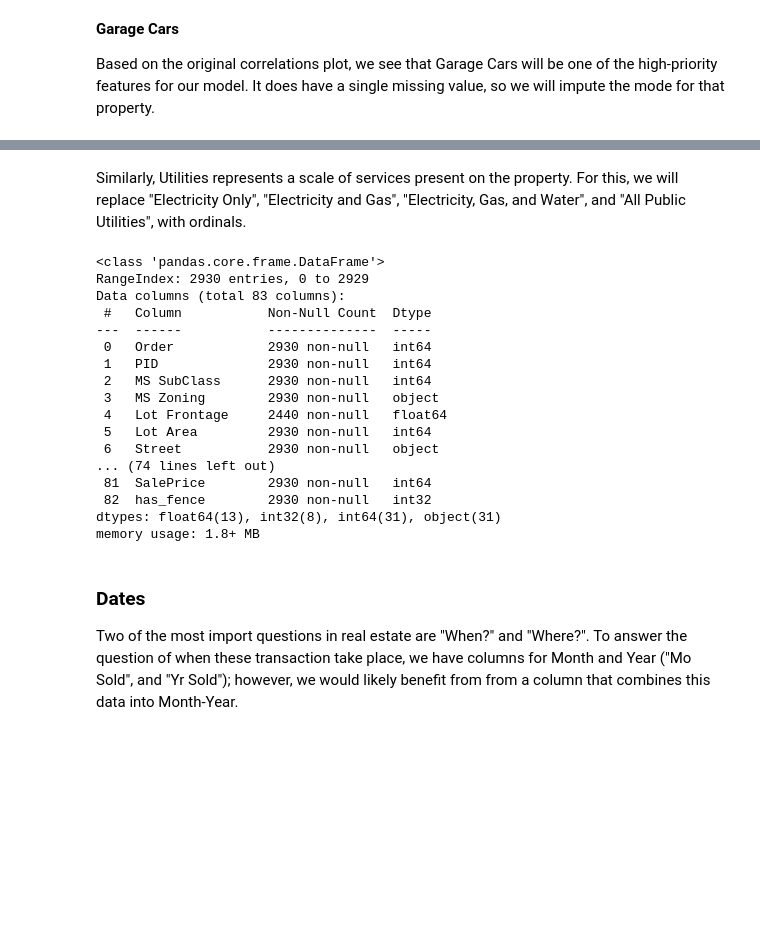
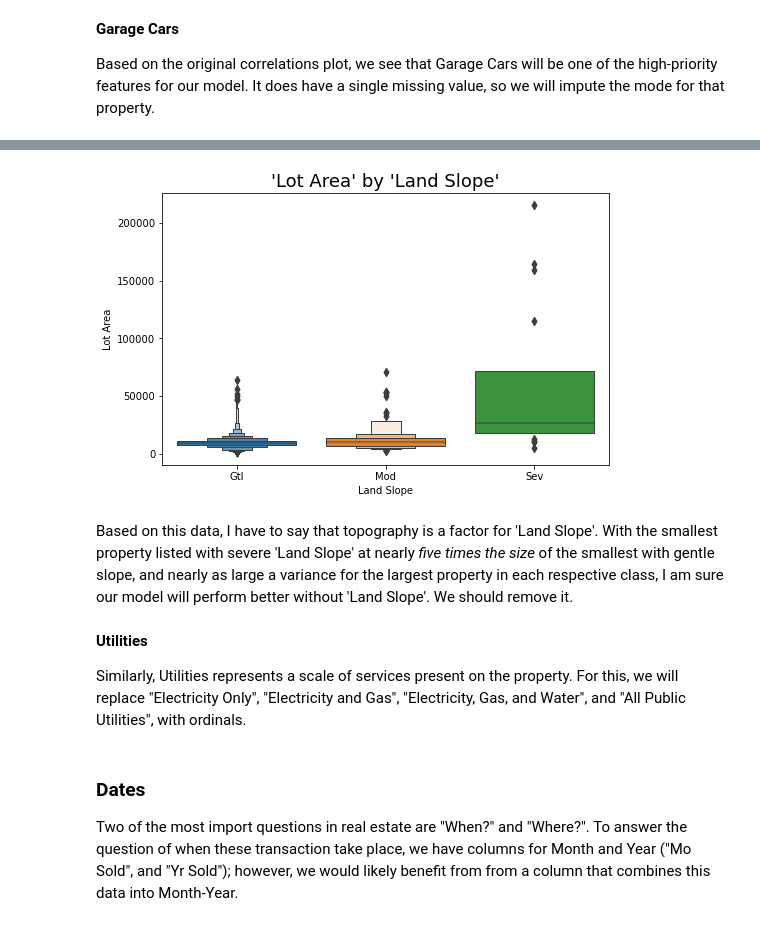
Before and after one commit to RekaCodes/real-estate-prediction, a Jupyter notebook: RE_price_predictions.ipynb, the cells around one changed output, grey strips where cells are left out. Cells and saved outputs as stored; diff of their text form; code cells hidden in the pictures; blank space fills up the shorter version.

```diff
--- a/RE_price_predictions.ipynb
+++ b/RE_price_predictions.ipynb
@@ -326,3 +317,14 @@ df['Land Slope'] = df['Land Slope'].replace(['Gtl', 'Mod', 'Sev'],[1,2,3])
+# %%
+plt.figure(figsize=(8,5))
+sns.boxenplot(data=df, x='Land Slope', y='Lot Area')
+plt.title("'Lot Area' by 'Land Slope'", fontsize=18)
+plt.show()
+# %% [output]
+[figure, added]
+# %% [markdown]
+Based on this data, I have to say that topography is a factor for 'Land Slope'. With the smallest property listed with severe 'Land Slope' at nearly <i>five times the size</i> of the smallest with gentle slope, and nearly as large a variance for the largest property in each respective class, I am sure our model will perform better without 'Land Slope'. We should remove it.
 # %% [markdown]
+<b>Utilities</b>
+
 Similarly, Utilities represents a scale of services present on the property. For this, we will replace "Electricity Only", "Electricity and Gas", "Electricity, Gas, and Water", and "All Public Utilities", with ordinals.
 # %%
@@ -330,23 +332,3 @@ df['Utilities'] = df['Utilities'].replace(['NoSeWa', 'NoSewr', 'AllPub'], [1, 2,
-# %%
-df.info()
-# %% [output]
-<class 'pandas.core.frame.DataFrame'>
-RangeIndex: 2930 entries, 0 to 2929
-Data columns (total 83 columns):
- #   Column           Non-Null Count  Dtype
----  ------           --------------  -----
- 0   Order            2930 non-null   int64
- 1   PID              2930 non-null   int64
- 2   MS SubClass      2930 non-null   int64
- 3   MS Zoning        2930 non-null   object
- 4   Lot Frontage     2440 non-null   float64
- 5   Lot Area         2930 non-null   int64
- 6   Street           2930 non-null   object
-... (74 lines left out)
- 81  SalePrice        2930 non-null   int64
- 82  has_fence        2930 non-null   int32
-dtypes: float64(13), int32(8), int64(31), object(31)
-memory usage: 1.8+ MB
 # %% [markdown]
 ### Dates
 Two of the most import questions in real estate are "When?" and "Where?". To answer the question of when these transaction take place, we have columns for Month and Year ("Mo Sold", and "Yr Sold"); however, we would likely benefit from from a column that combines this data into Month-Year.
```
Also changed, not shown: parts of 51 cells of this notebook.
